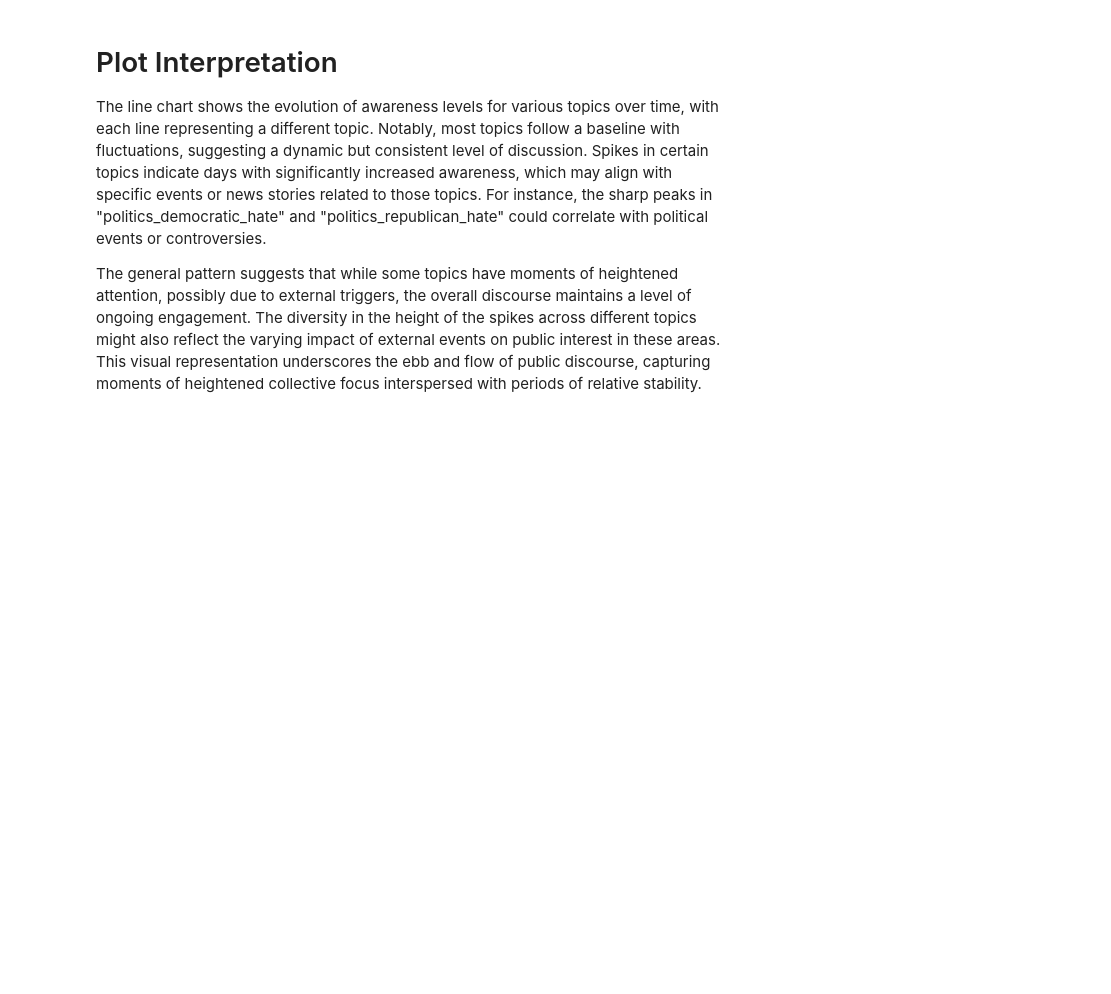
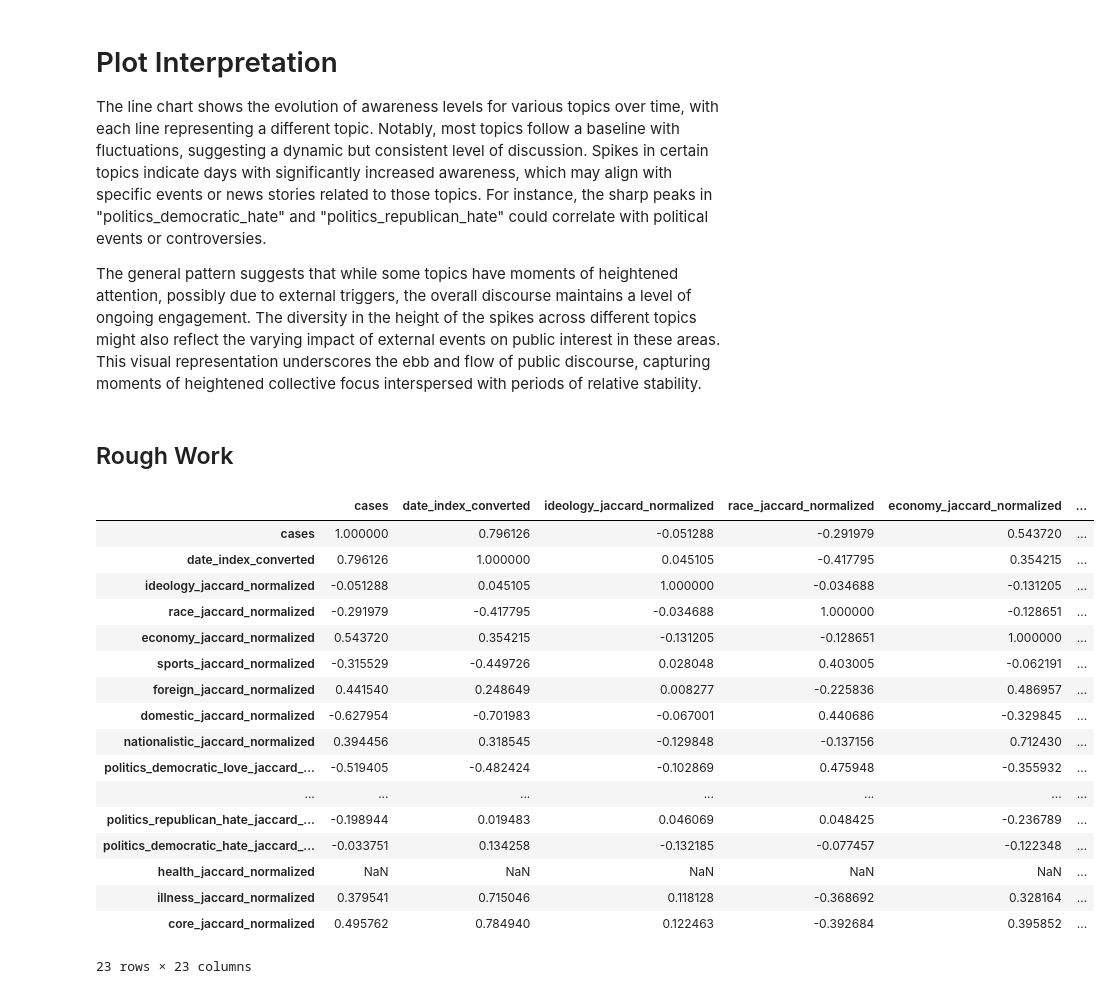
Before and after one commit to babli18/Covid-19-Awareness-Cases-in-Ohio, a Jupyter notebook: descriptive.ipynb, the cells around one changed output. Drawn from its saved outputs; the diff is of its cells as text; code cells hidden in the pictures; blank space fills up the shorter version.

```diff
--- a/descriptive.ipynb
+++ b/descriptive.ipynb
@@ -320,3 +352,54 @@ plt.show()
 The line chart shows the evolution of awareness levels for various topics over time, with each line representing a different topic. Notably, most topics follow a baseline with fluctuations, suggesting a dynamic but consistent level of discussion. Spikes in certain topics indicate days with significantly increased awareness, which may align with specific events or news stories related to those topics. For instance, the sharp peaks in "politics_democratic_hate" and "politics_republican_hate" could correlate with political events or controversies.
 
 The general pattern suggests that while some topics have moments of heightened attention, possibly due to external triggers, the overall discourse maintains a level of ongoing engagement. The diversity in the height of the spikes across different topics might also reflect the varying impact of external events on public interest in these areas. This visual representation underscores the ebb and flow of public discourse, capturing moments of heightened collective focus interspersed with periods of relative stability.
+# %% [markdown]
+## Rough Work
+# %%
+cor_jaccard_norm = df[['cases',
+                       'county',
+                       'date_index_converted',
+                        'ideology_jaccard_normalized',
+                        'race_jaccard_normalized',
+                        'economy_jaccard_normalized',
+                        'sports_jaccard_normalized',
+                        'foreign_jaccard_normalized',
+                        'domestic_jaccard_normalized',
+                        'nationalistic_jaccard_normalized',
+                        'politics_democratic_love_jaccard_normalized',
+                        'health_technology_jaccard_normalized',
+                        'education_jaccard_normalized',
+                        'gender_jaccard_normalized',
+                        'religion_jaccard_normalized',
+                        'social_jaccard_normalized',
+                        'politics_republican_love_jaccard_normalized',
+                        'politics_jaccard_normalized',
+                        'entertainment_jaccard_normalized',
+                        'politics_republican_hate_jaccard_normalized',
+                        'politics_democratic_hate_jaccard_normalized',
+                        'health_jaccard_normalized',
+                        'illness_jaccard_normalized',
+                        'core_jaccard_normalized'
+                       ]]
+
+cor_jaccard_norm=cor_jaccard_norm[cor_jaccard_norm['county']=='Montgomery'].drop(columns='county')
+# %%
+cor_jaccard_norm.corr()
+# %% [output]
+|  | cases | date_index_converted | ideology_jaccard_normalized | race_jaccard_normalized | economy_jaccard_normalized | ... |
+| cases | 1.000000 | 0.796126 | -0.051288 | -0.291979 | 0.543720 | ... |
+| date_index_converted | 0.796126 | 1.000000 | 0.045105 | -0.417795 | 0.354215 | ... |
+| ideology_jaccard_normalized | -0.051288 | 0.045105 | 1.000000 | -0.034688 | -0.131205 | ... |
+| race_jaccard_normalized | -0.291979 | -0.417795 | -0.034688 | 1.000000 | -0.128651 | ... |
+| economy_jaccard_normalized | 0.543720 | 0.354215 | -0.131205 | -0.128651 | 1.000000 | ... |
+| sports_jaccard_normalized | -0.315529 | -0.449726 | 0.028048 | 0.403005 | -0.062191 | ... |
+| foreign_jaccard_normalized | 0.441540 | 0.248649 | 0.008277 | -0.225836 | 0.486957 | ... |
+| domestic_jaccard_normalized | -0.627954 | -0.701983 | -0.067001 | 0.440686 | -0.329845 | ... |
+| nationalistic_jaccard_normalized | 0.394456 | 0.318545 | -0.129848 | -0.137156 | 0.712430 | ... |
+| politics_democratic_love_jaccard_... | -0.519405 | -0.482424 | -0.102869 | 0.475948 | -0.355932 | ... |
+| ... | ... | ... | ... | ... | ... | ... |
+| politics_republican_hate_jaccard_... | -0.198944 | 0.019483 | 0.046069 | 0.048425 | -0.236789 | ... |
+| politics_democratic_hate_jaccard_... | -0.033751 | 0.134258 | -0.132185 | -0.077457 | -0.122348 | ... |
+| health_jaccard_normalized | NaN | NaN | NaN | NaN | NaN | ... |
+| illness_jaccard_normalized | 0.379541 | 0.715046 | 0.118128 | -0.368692 | 0.328164 | ... |
+| core_jaccard_normalized | 0.495762 | 0.784940 | 0.122463 | -0.392684 | 0.395852 | ... |
+23 rows × 23 columns
```
Also changed, not shown: parts of 6 cells of this notebook, 3 other files.
